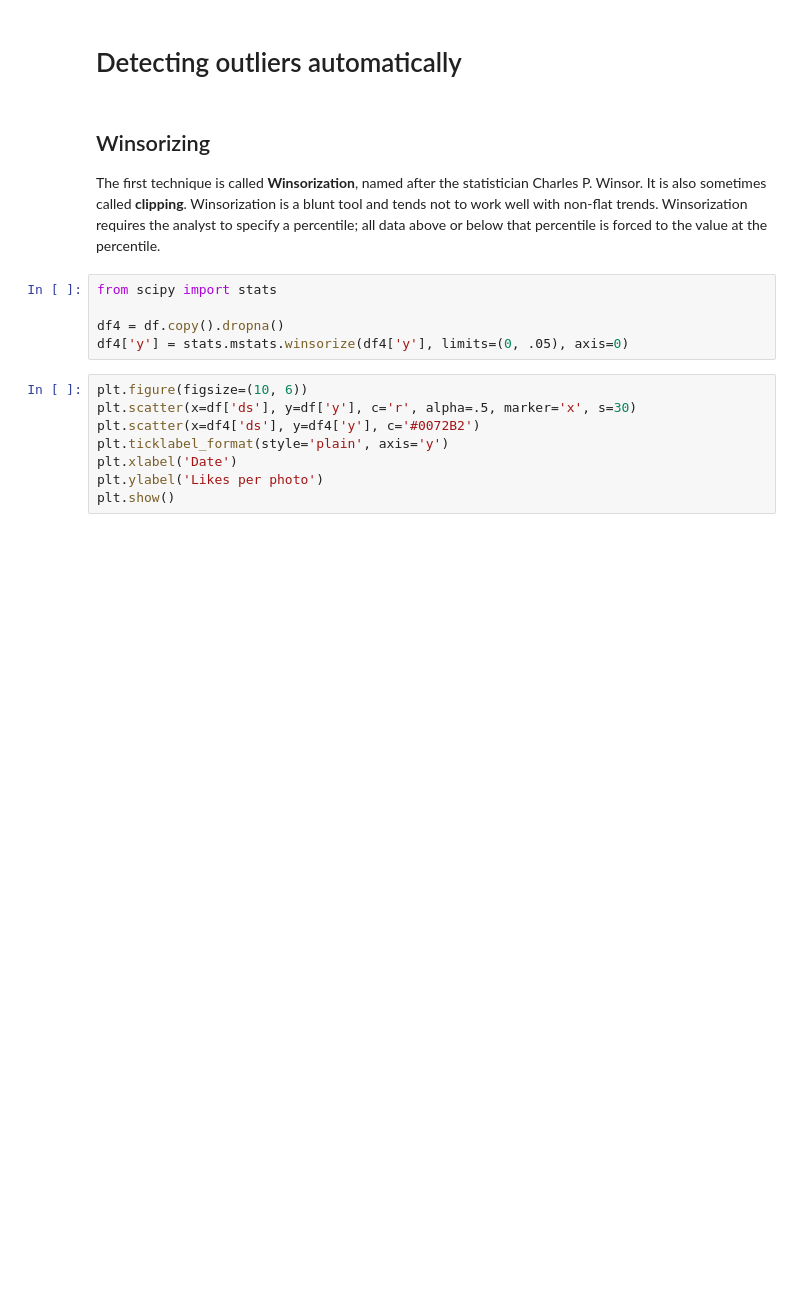
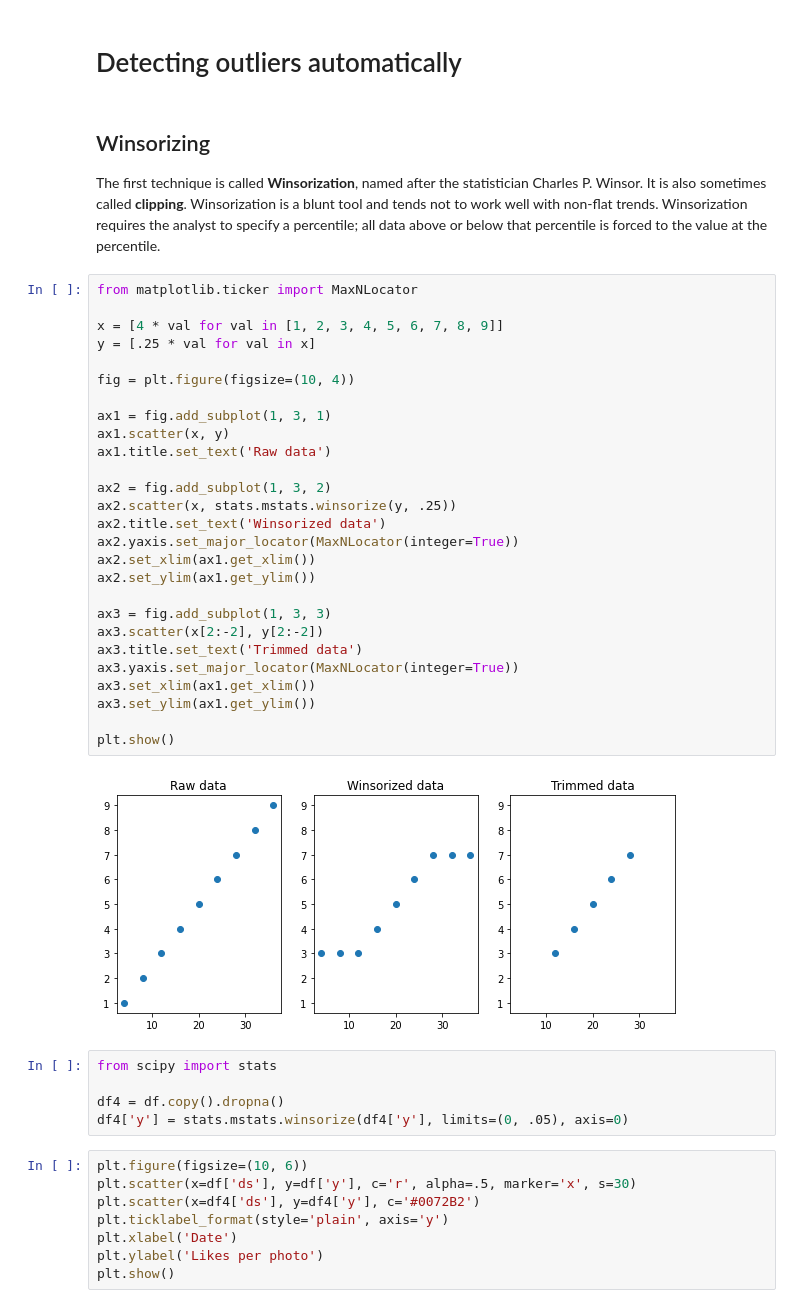
Before and after one commit to caiosainvallio/time-series, a Jupyter notebook: prophet/08_outliers-special-events.ipynb, the cells around one changed output. Cells and saved outputs as stored; diff of their text form; blank space fills up the shorter version.

```diff
--- a/prophet/08_outliers-special-events.ipynb
+++ b/prophet/08_outliers-special-events.ipynb
@@ -176,6 +176,35 @@ The first technique is called **Winsorization**, named after the statistician Ch
 It is also sometimes called **clipping**. Winsorization is a blunt tool and tends not to work
 well with non-flat trends. Winsorization requires the analyst to specify a percentile; all
 data above or below that percentile is forced to the value at the percentile.
+# %%
+from matplotlib.ticker import MaxNLocator
+
+x = [4 * val for val in [1, 2, 3, 4, 5, 6, 7, 8, 9]]
+y = [.25 * val for val in x]
+
+fig = plt.figure(figsize=(10, 4))
+
+ax1 = fig.add_subplot(1, 3, 1)
+ax1.scatter(x, y)
+ax1.title.set_text('Raw data')
+
+ax2 = fig.add_subplot(1, 3, 2)
+ax2.scatter(x, stats.mstats.winsorize(y, .25))
+ax2.title.set_text('Winsorized data')
+ax2.yaxis.set_major_locator(MaxNLocator(integer=True))
+ax2.set_xlim(ax1.get_xlim())
+ax2.set_ylim(ax1.get_ylim())
+
+ax3 = fig.add_subplot(1, 3, 3)
+ax3.scatter(x[2:-2], y[2:-2])
+ax3.title.set_text('Trimmed data')
+ax3.yaxis.set_major_locator(MaxNLocator(integer=True))
+ax3.set_xlim(ax1.get_xlim())
+ax3.set_ylim(ax1.get_ylim())
+
+plt.show()
+# %% [output]
+[figure, added]
 # %%
 from scipy import stats
 
```
